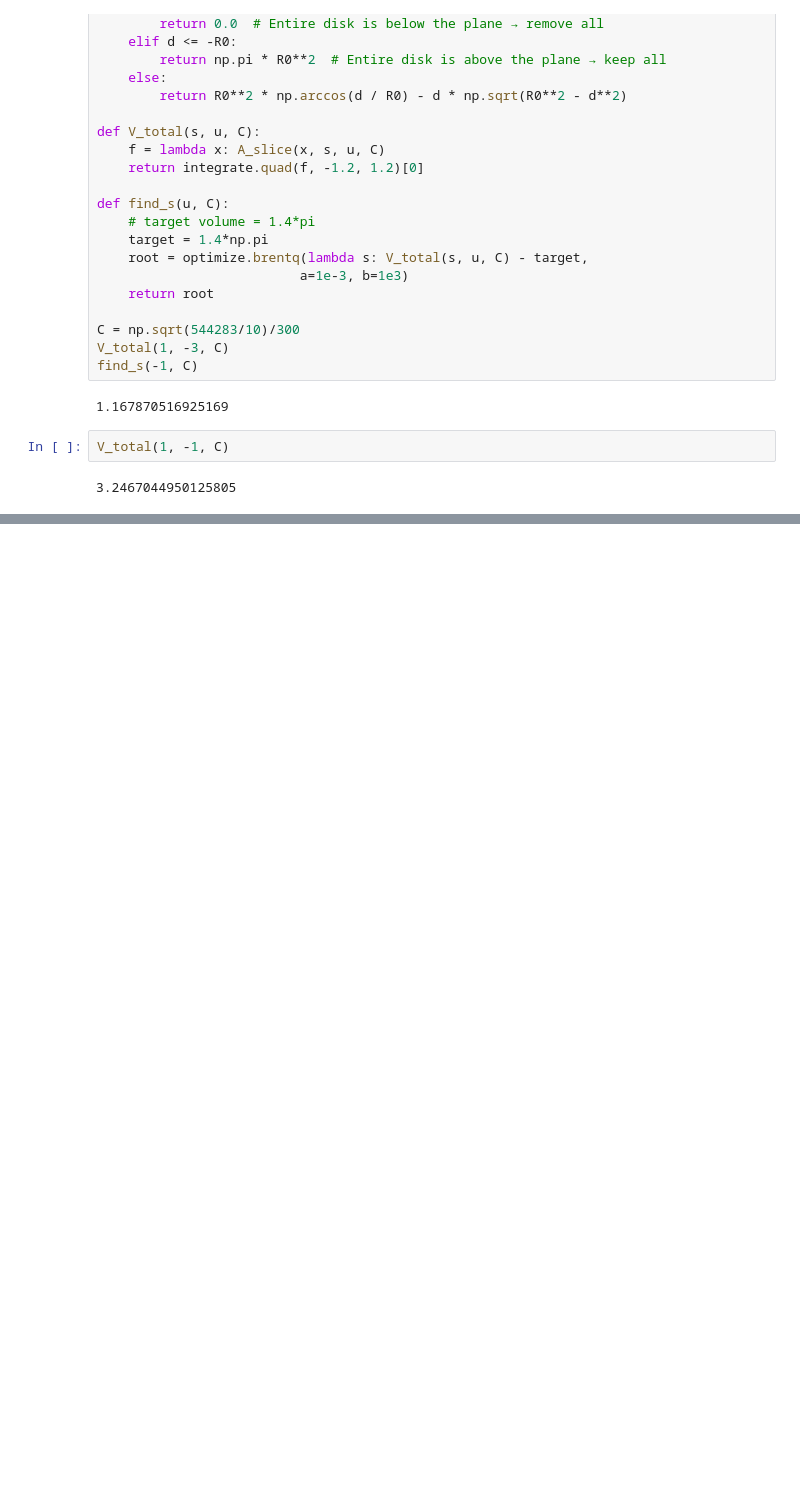
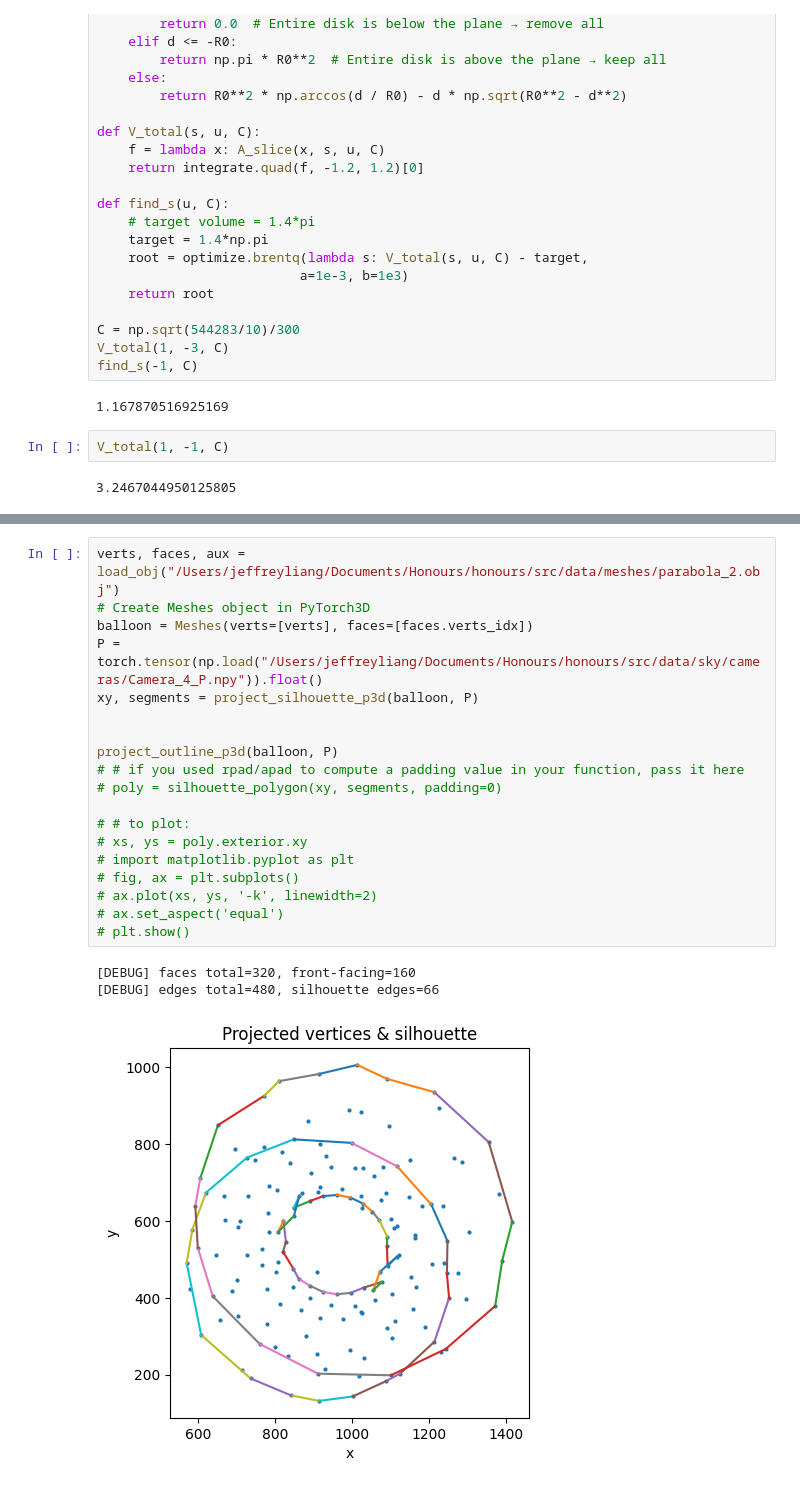
Before and after one commit to jeffreybliang/honours, a Jupyter notebook: src/framework_mesh/oblique.ipynb, the cells around one changed output, grey strips where cells are left out. Saved outputs shown, nothing was run; the diff lists cells and outputs as text; blank space fills up the shorter version.

```diff
--- a/src/framework_mesh/oblique.ipynb
+++ b/src/framework_mesh/oblique.ipynb
@@ -43,0 +388,23 @@ V_total(1, -1, C)
+# %%
+verts, faces, aux = load_obj("/Users/jeffreyliang/Documents/Honours/honours/src/data/meshes/parabola_2.obj")
+# Create Meshes object in PyTorch3D
+balloon = Meshes(verts=[verts], faces=[faces.verts_idx])
+P = torch.tensor(np.load("/Users/jeffreyliang/Documents/Honours/honours/src/data/sky/cameras/Camera_4_P.npy")).float()
+xy, segments = project_silhouette_p3d(balloon, P)
+
+
+project_outline_p3d(balloon, P)
+# # if you used rpad/apad to compute a padding value in your function, pass it here
+# poly = silhouette_polygon(xy, segments, padding=0)
+
+# # to plot:
+# xs, ys = poly.exterior.xy
+# import matplotlib.pyplot as plt
+# fig, ax = plt.subplots()
+# ax.plot(xs, ys, '-k', linewidth=2)
+# ax.set_aspect('equal')
+# plt.show()
+# %% [output]
+[DEBUG] faces total=320, front‑facing=160
+[DEBUG] edges total=480, silhouette edges=66
+[figure, added]
```
Also changed, not shown: parts of 14 cells of this notebook.
